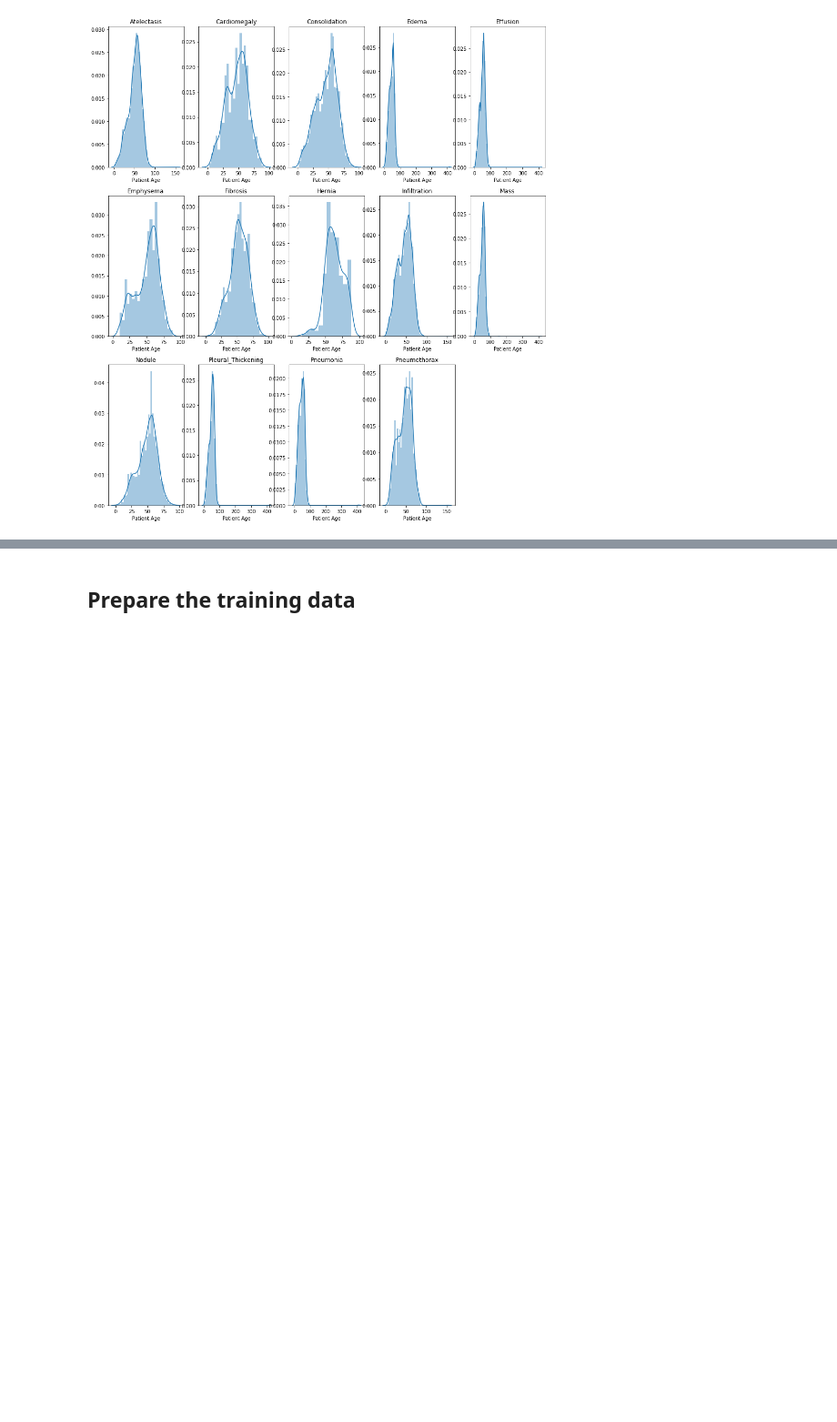
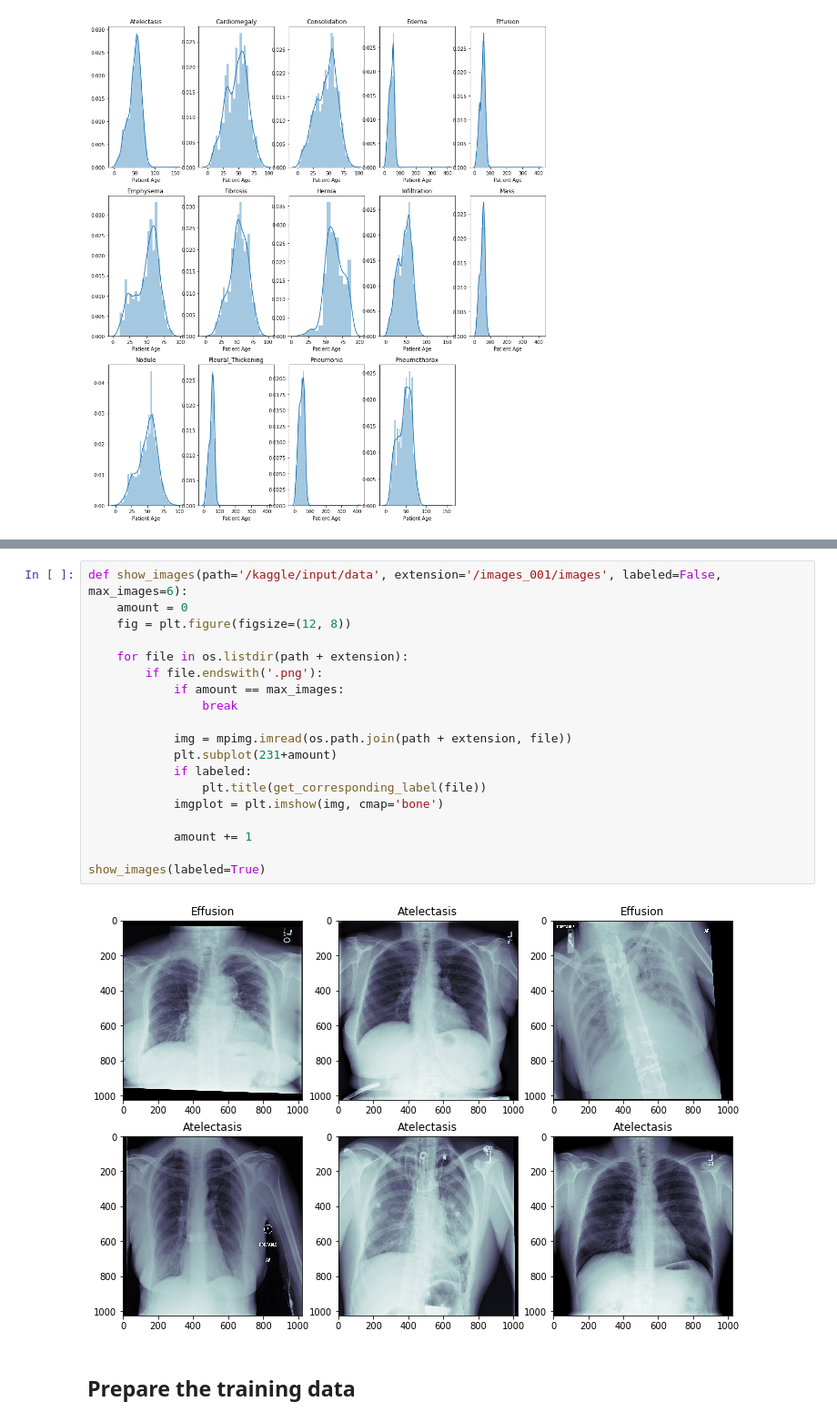
Before and after one commit to FlorianWoelki/lungcure, a Jupyter notebook: cnn_all_notebook.ipynb, the cells around one changed output, grey strips where cells are left out. Shown at 91% size. Drawn from its saved outputs; the diff is of its cells as text; blank space fills up the shorter version.

```diff
--- a/cnn_all_notebook.ipynb
+++ b/cnn_all_notebook.ipynb
@@ -74,3 +91,24 @@ for i, column in enumerate(df[y]):
+# %%
+def show_images(path='/kaggle/input/data', extension='/images_001/images', labeled=False, max_images=6):
+    amount = 0
+    fig = plt.figure(figsize=(12, 8))
+
+    for file in os.listdir(path + extension):
+        if file.endswith('.png'):
+            if amount == max_images:
+                break
+
+            img = mpimg.imread(os.path.join(path + extension, file))
+            plt.subplot(231+amount)
+            if labeled:
+                plt.title(get_corresponding_label(file))
+            imgplot = plt.imshow(img, cmap='bone')
+
+            amount += 1
+
+show_images(labeled=True)
+# %% [output]
+[figure, added]
 # %% [markdown]
 ## Prepare the training data
 # %% [markdown]
```
Also changed, not shown: parts of 28 cells of this notebook.
